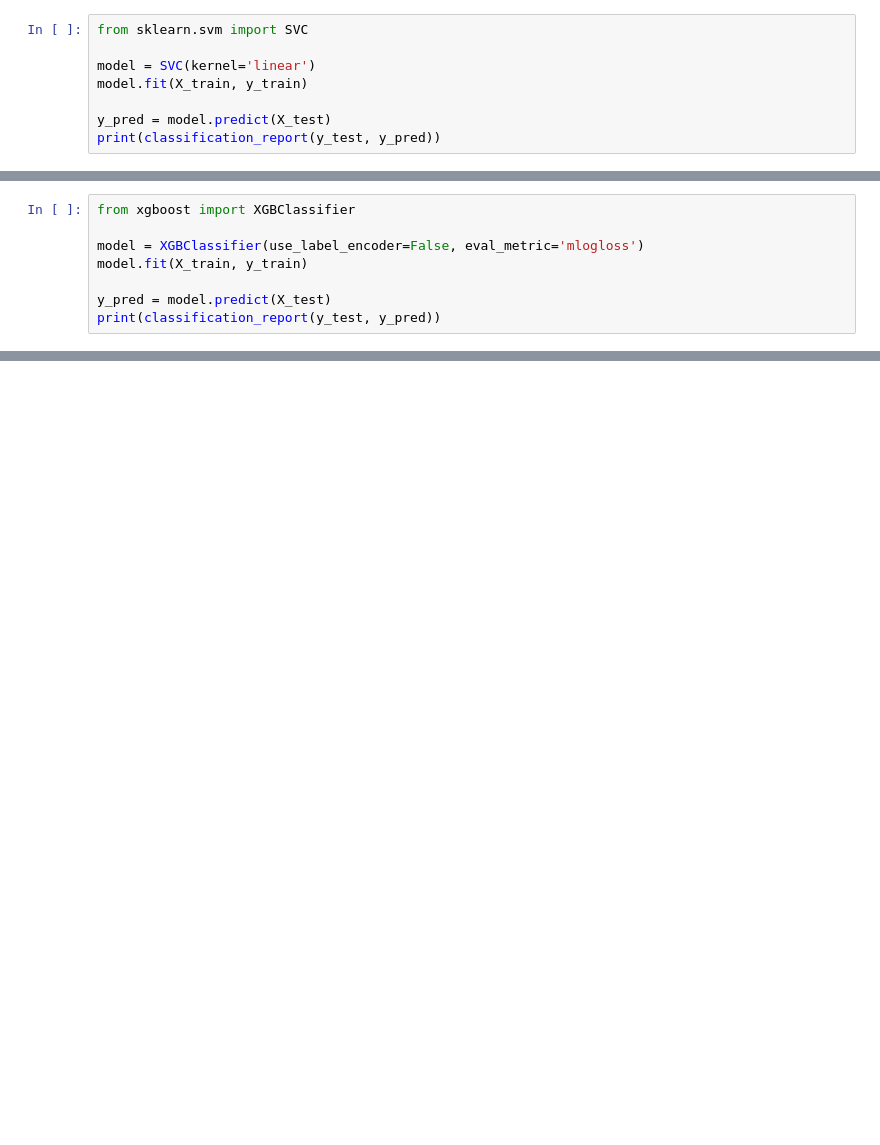
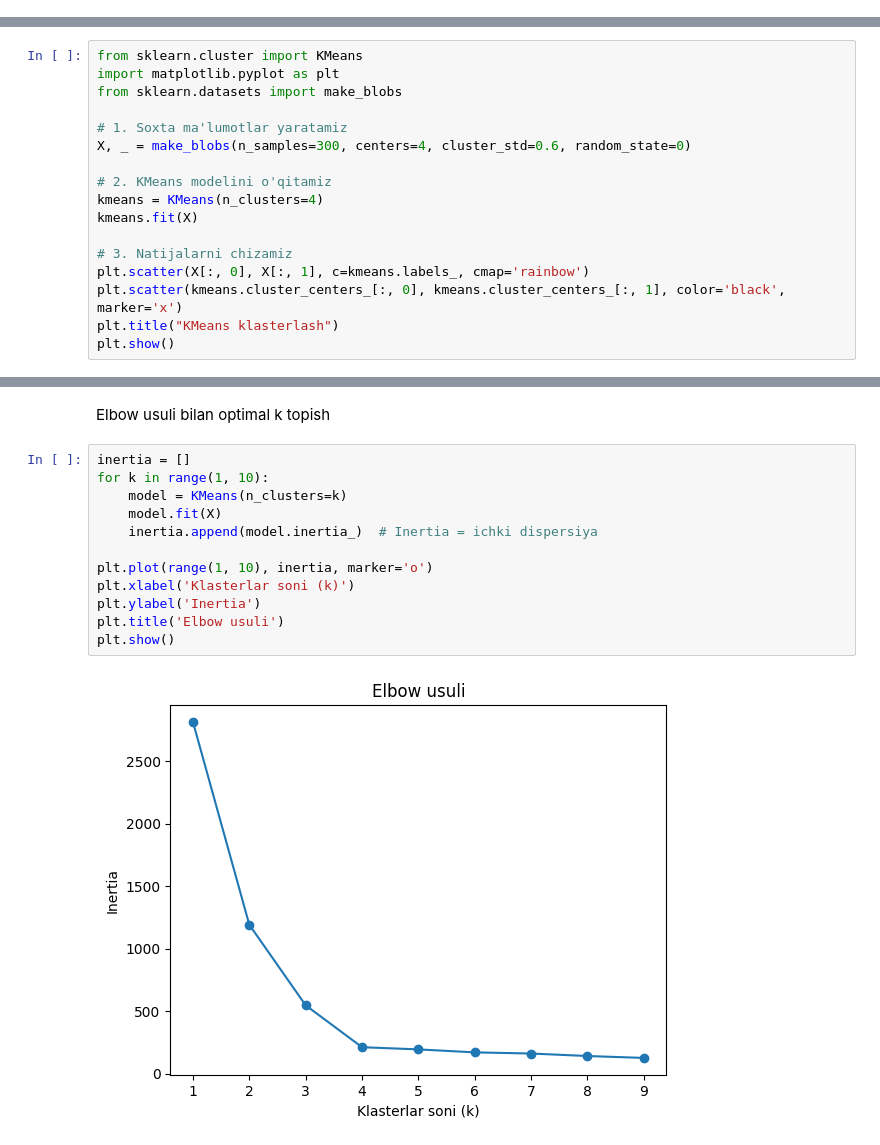
Before and after one commit to rashidjohn/data_analitik_30-days_challenge, a Jupyter notebook: 30_days/18_kun.ipynb, the cells around one changed output, grey strips where cells are left out. Drawn from its saved outputs; the diff is of its cells as text; blank space fills up the shorter version.

Commit message:
18-kun klasterlash

```diff
--- a/30_days/18_kun.ipynb
+++ b/30_days/18_kun.ipynb
@@ -169,8 +0,0 @@ Support Vector Machine (SVM)
-# %%
-from sklearn.svm import SVC
-
-model = SVC(kernel='linear')
-model.fit(X_train, y_train)
-
-y_pred = model.predict(X_test)
-print(classification_report(y_test, y_pred))
@@ -188,8 +0,0 @@ Gradient Boosting (XGBoost)
-# %%
-from xgboost import XGBClassifier
-
-model = XGBClassifier(use_label_encoder=False, eval_metric='mlogloss')
-model.fit(X_train, y_train)
-
-y_pred = model.predict(X_test)
-print(classification_report(y_test, y_pred))
@@ -207,0 +43,17 @@ Parameters: { "use_label_encoder" } are not used.
+# %%
+from sklearn.cluster import KMeans
+import matplotlib.pyplot as plt
+from sklearn.datasets import make_blobs
+
+# 1. Soxta ma'lumotlar yaratamiz
+X, _ = make_blobs(n_samples=300, centers=4, cluster_std=0.6, random_state=0)
+
+# 2. KMeans modelini o'qitamiz
+kmeans = KMeans(n_clusters=4)
+kmeans.fit(X)
+
+# 3. Natijalarni chizamiz
+plt.scatter(X[:, 0], X[:, 1], c=kmeans.labels_, cmap='rainbow')
+plt.scatter(kmeans.cluster_centers_[:, 0], kmeans.cluster_centers_[:, 1], color='black', marker='x')
+plt.title("KMeans klasterlash")
+plt.show()
@@ -207,0 +62,16 @@ Parameters: { "use_label_encoder" } are not used.
+# %% [markdown]
+Elbow usuli bilan optimal k topish
+# %%
+inertia = []
+for k in range(1, 10):
+    model = KMeans(n_clusters=k)
+    model.fit(X)
+    inertia.append(model.inertia_)  # Inertia = ichki dispersiya
+
+plt.plot(range(1, 10), inertia, marker='o')
+plt.xlabel('Klasterlar soni (k)')
+plt.ylabel('Inertia')
+plt.title('Elbow usuli')
+plt.show()
+# %% [output]
+[figure, added]
```
Also changed, not shown: parts of 27 cells of this notebook.
